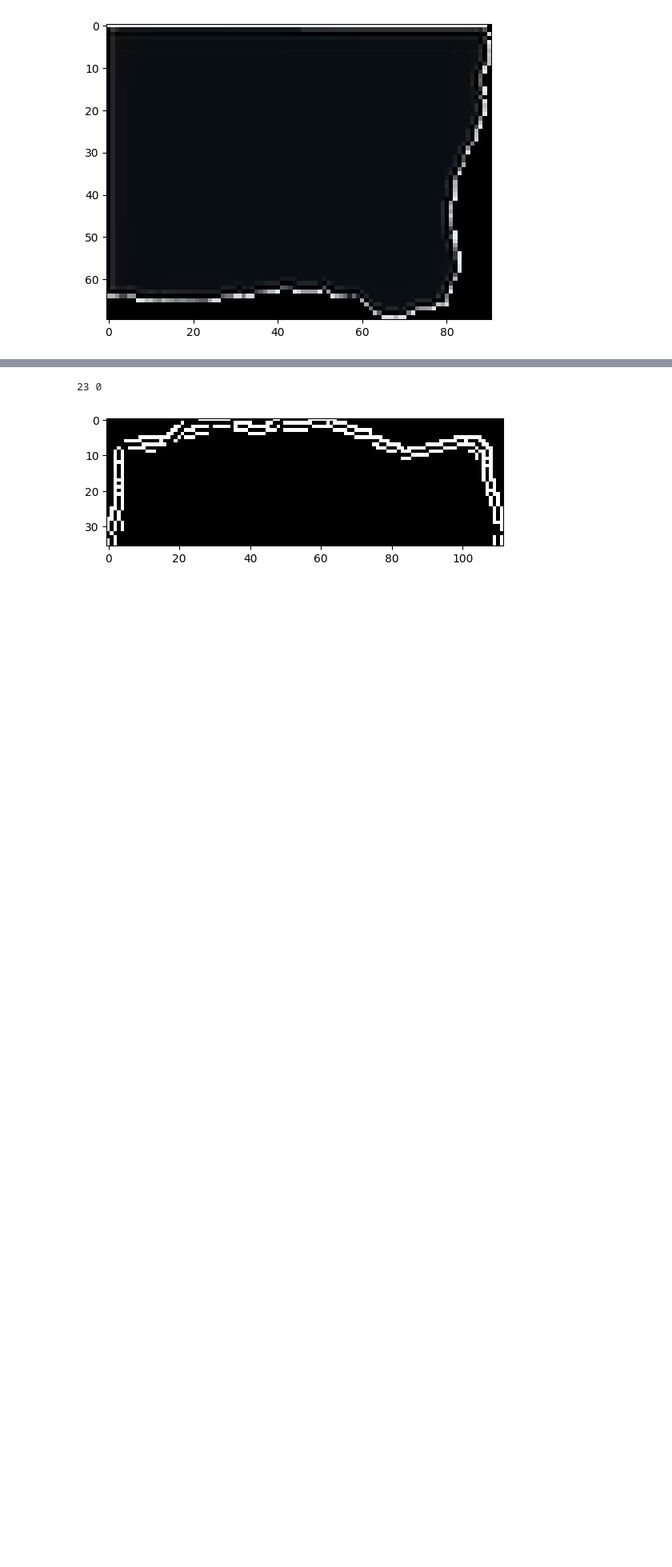
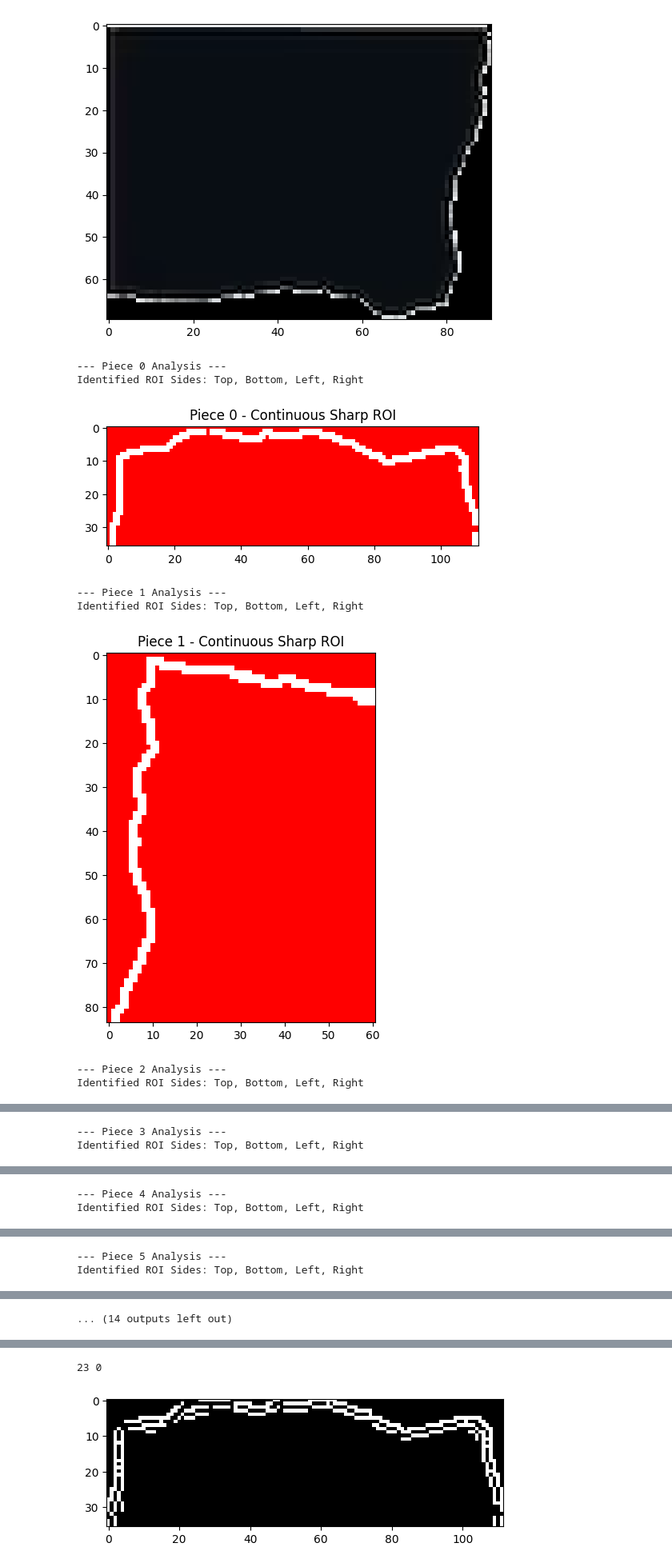
Before and after one commit to faizan09711-bit/Computer-Vision, a Jupyter notebook: Finding Contours.ipynb, the cells around one changed output, grey strips where cells are left out. Shown at 80% size. Saved outputs shown, nothing was run; the diff lists cells and outputs as text; code cells hidden in the pictures; blank space fills up the shorter version.

```diff
--- a/Finding Contours.ipynb
+++ b/Finding Contours.ipynb
@@ -63,0 +86,55 @@ for i, cnt in enumerate(contours):
+# %%
+for i, piece in enumerate(con):
+    gray = cv2.cvtColor(piece, cv2.COLOR_BGR2GRAY)
+    _, local_mask = cv2.threshold(gray, 1, 255, cv2.THRESH_BINARY)
+
+    local_contours, _ = cv2.findContours(local_mask, cv2.RETR_EXTERNAL, cv2.CHAIN_APPROX_NONE)
+    if not local_contours:
+        continue
+    local_cnt = local_contours[0]
+
+    h, w = local_mask.shape
+
+    thin_boundary = np.zeros_like(local_mask)
+    cv2.drawContours(thin_boundary, [local_cnt], -1, 255, thickness=1)
+
+    border_mask = np.zeros_like(local_mask)
+    margin = 1
+    cv2.rectangle(border_mask, (margin, margin), (w - (margin + 1), h - (margin + 1)), 255, thickness=-1)
+
+    clean_torn_edge_mask = cv2.bitwise_and(thin_boundary, border_mask)
+
+    kernel = np.ones((2,2), np.uint8)
+    clean_torn_edge_mask = cv2.dilate(clean_torn_edge_mask, kernel, iterations=1)
+
+    tear_feature_roi = np.zeros_like(piece)
+    tear_feature_roi[:] = [0, 0, 255] # Solid Red
+    tear_feature_roi[clean_torn_edge_mask == 255] = [255, 255, 255]
+
+    has_top_tear = np.any(clean_torn_edge_mask[0:int(h*0.2), :] == 255)
+    has_bottom_tear = np.any(clean_torn_edge_mask[int(h*0.8):h, :] == 255)
+    has_left_tear = np.any(clean_torn_edge_mask[:, 0:int(w*0.2)] == 255)
+    has_right_tear = np.any(clean_torn_edge_mask[:, int(w*0.8):w] == 255)
+
+    sides = []
+    if has_top_tear: sides.append("Top")
+    if has_bottom_tear: sides.append("Bottom")
+    if has_left_tear: sides.append("Left")
+    if has_right_tear: sides.append("Right")
+
+    print(f"--- Piece {i} Analysis ---")
+    print(f"Identified ROI Sides: {', '.join(sides) if sides else 'None'}\n")
+
+    plt.figure(figsize=(6, 6))
+    plt.imshow(cv2.cvtColor(tear_feature_roi, cv2.COLOR_BGR2RGB))
+    plt.title(f"Piece {i} - Continuous Sharp ROI")
+    plt.show()
+# %% [output]
+--- Piece 0 Analysis ---
+Identified ROI Sides: Top, Bottom, Left, Right
+[figure, added]
+--- Piece 1 Analysis ---
+Identified ROI Sides: Top, Bottom, Left, Right
+[figure, added]
+--- Piece 2 Analysis ---
+Identified ROI Sides: Top, Bottom, Left, Right
@@ -63,0 +142,2 @@ for i, cnt in enumerate(contours):
+--- Piece 3 Analysis ---
+Identified ROI Sides: Top, Bottom, Left, Right
@@ -63,0 +145,2 @@ for i, cnt in enumerate(contours):
+--- Piece 4 Analysis ---
+Identified ROI Sides: Top, Bottom, Left, Right
@@ -63,0 +148,2 @@ for i, cnt in enumerate(contours):
+--- Piece 5 Analysis ---
+Identified ROI Sides: Top, Bottom, Left, Right
@@ -63,0 +151 @@ for i, cnt in enumerate(contours):
+... (14 outputs left out)
```
Also changed, not shown: parts of 8 cells of this notebook.
